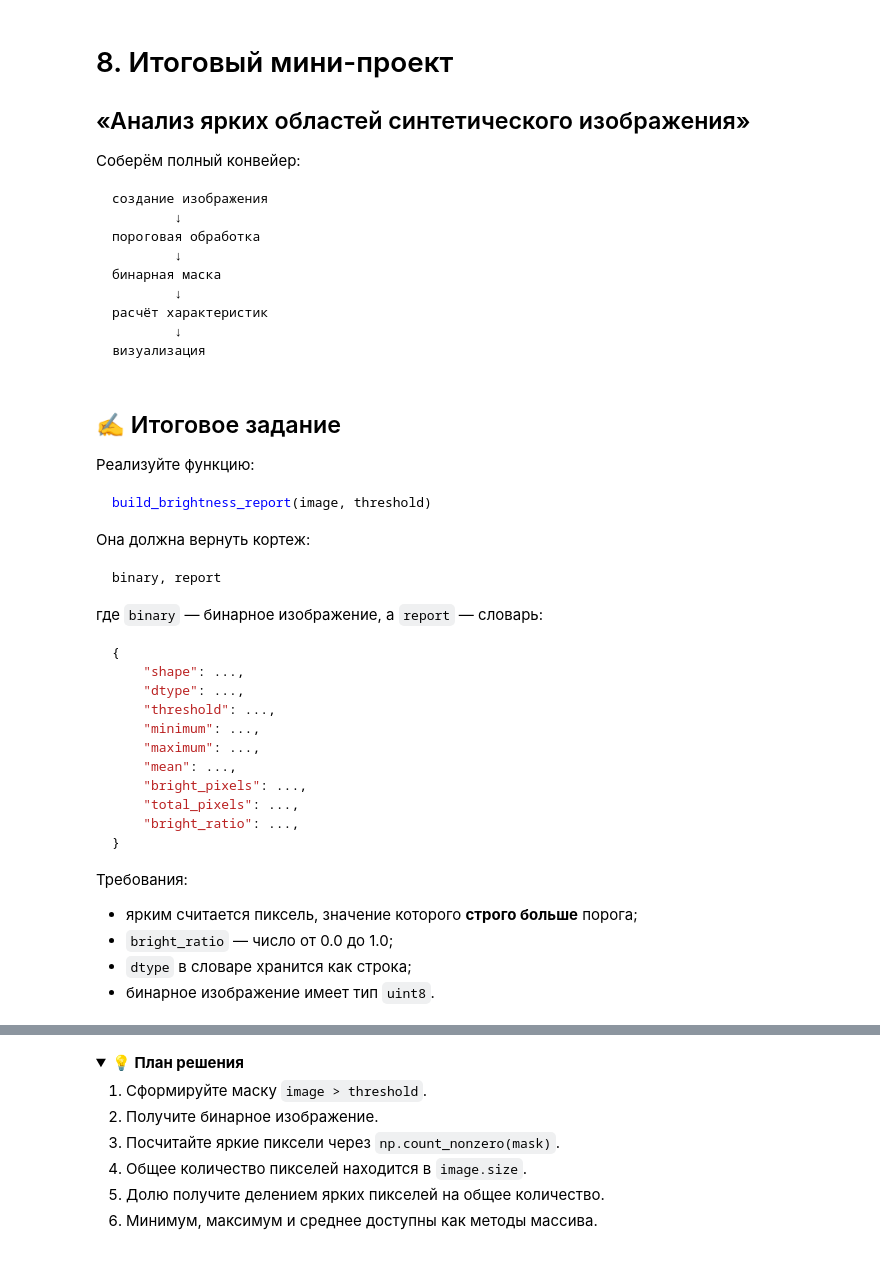
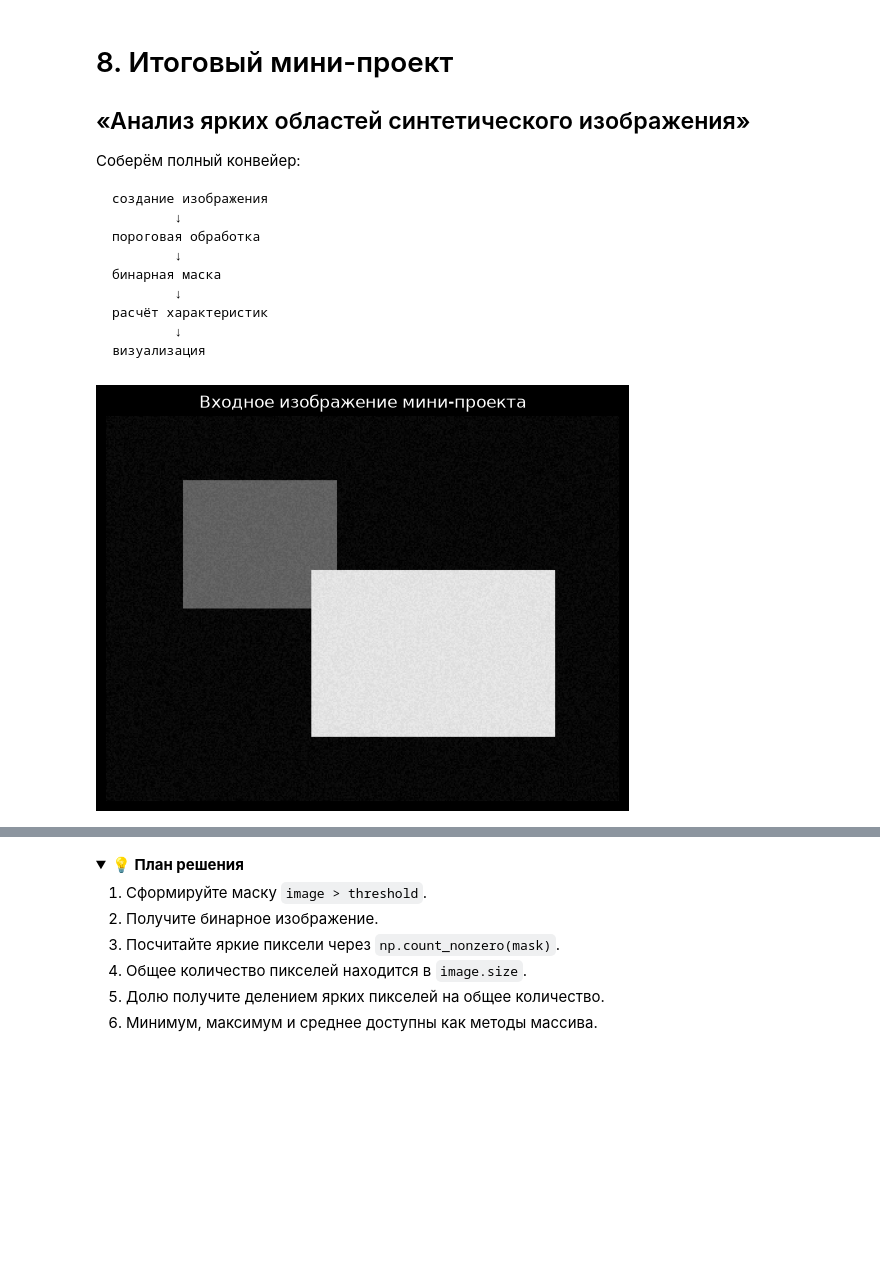
Before and after one commit to Shida78/CpGUI_lk1, a Jupyter notebook: lecture_01.ipynb, the cells around one changed output, grey strips where cells are left out. Cells and saved outputs as stored; diff of their text form; code cells hidden in the pictures; folded sections open; blank space fills up the shorter version.

````diff
--- a/lecture_01.ipynb
+++ b/lecture_01.ipynb
@@ -1578,59 +1693,24 @@ def threshold_image_solution(
 # %%
 rng = np.random.default_rng(seed=42)
 
 project_image = np.zeros((300, 400), dtype=np.uint8)
 
 # Две основные области
 project_image[50:150, 60:180] = 90
-project_image[120:250, 220:350] = 220
+project_image[120:250, 160:350] = 220
 
 # Небольшой числовой шум
 noise = rng.integers(0, 16, size=project_image.shape, dtype=np.uint8)
 project_image = np.clip(
     project_image.astype(np.int16) + noise,
     0,
     255,
 ).astype(np.uint8)
 
 plt.figure(figsize=(7, 5))
 plt.imshow(project_image, cmap="gray", vmin=0, vmax=255)
 plt.title("Входное изображение мини-проекта")
 plt.axis("off")
 plt.show()
+# %% [output]
+[figure, added]
-# %% [markdown]
-## ✍️ Итоговое задание
-
-Реализуйте функцию:
-
-```python
-build_brightness_report(image, threshold)
-```
-
-Она должна вернуть кортеж:
-
-```python
-binary, report
-```
-
-где `binary` — бинарное изображение, а `report` — словарь:
-
-```python
-{
-    "shape": ...,
-    "dtype": ...,
-    "threshold": ...,
-    "minimum": ...,
-    "maximum": ...,
-    "mean": ...,
-    "bright_pixels": ...,
-    "total_pixels": ...,
-    "bright_ratio": ...,
-}
-```
-
-Требования:
-
-- ярким считается пиксель, значение которого **строго больше** порога;
-- `bright_ratio` — число от 0.0 до 1.0;
-- `dtype` в словаре хранится как строка;
-- бинарное изображение имеет тип `uint8`.
````
Also changed, not shown: parts of 35 cells of this notebook, 3 other files.
